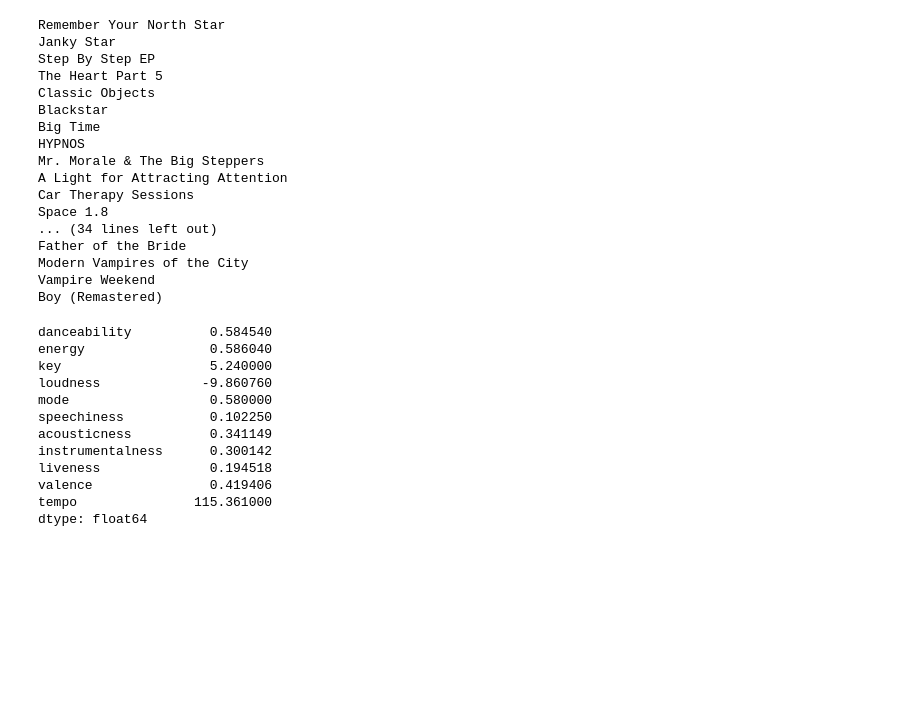
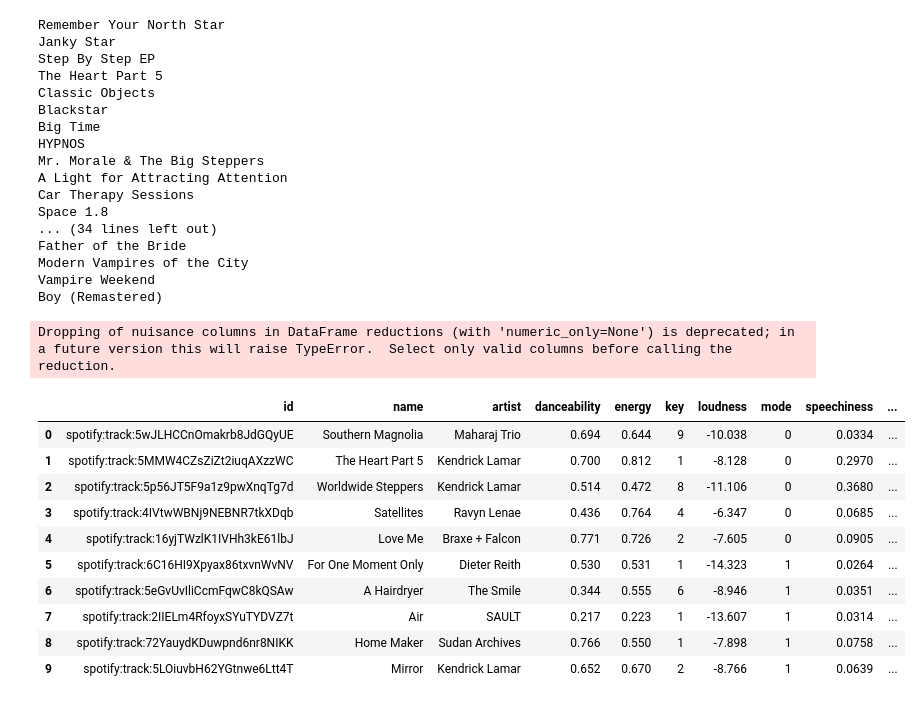
Before and after one commit to emileDesmaili/spotify_ml, a Jupyter notebook: EDA.ipynb, the cells around one changed output. Saved outputs shown, nothing was run; the diff lists cells and outputs as text; code cells hidden in the pictures; blank space fills up the shorter version.

```diff
--- a/EDA.ipynb
+++ b/EDA.ipynb
@@ -95,21 +99,20 @@ def get_top_tracks():
     return df
 # %%
 top_tracks_df = get_top_tracks()
+mean_df = top_tracks_df.mean(axis=0)
 top_tracks_df.head(10)
-mean_df = top_tracks_df.mean(axis=0)
-mean_df
 # %% [output]
-danceability          0.584540
-energy                0.586040
-key                   5.240000
-loudness             -9.860760
-mode                  0.580000
-speechiness           0.102250
-acousticness          0.341149
-instrumentalness      0.300142
-liveness              0.194518
-valence               0.419406
-tempo               115.361000
-dtype: float64
+Dropping of nuisance columns in DataFrame reductions (with 'numeric_only=None') is deprecated; in a future version this will raise TypeError.  Select only valid columns before calling the reduction.
+|  | id | name | artist | danceability | energy | key | loudness | mode | speechiness | ... |
+| 0 | spotify:track:5wJLHCCnOmakrb8JdGQyUE | Southern Magnolia | Maharaj Trio | 0.694 | 0.644 | 9 | -10.038 | 0 | 0.0334 | ... |
+| 1 | spotify:track:5MMW4CZsZiZt2iuqAXzzWC | The Heart Part 5 | Kendrick Lamar | 0.700 | 0.812 | 1 | -8.128 | 0 | 0.2970 | ... |
+| 2 | spotify:track:5p56JT5F9a1z9pwXnqTg7d | Worldwide Steppers | Kendrick Lamar | 0.514 | 0.472 | 8 | -11.106 | 0 | 0.3680 | ... |
+| 3 | spotify:track:4IVtwWBNj9NEBNR7tkXDqb | Satellites | Ravyn Lenae | 0.436 | 0.764 | 4 | -6.347 | 0 | 0.0685 | ... |
+| 4 | spotify:track:16yjTWzlK1IVHh3kE61lbJ | Love Me | Braxe + Falcon | 0.771 | 0.726 | 2 | -7.605 | 0 | 0.0905 | ... |
+| 5 | spotify:track:6C16HI9Xpyax86txvnWvNV | For One Moment Only | Dieter Reith | 0.530 | 0.531 | 1 | -14.323 | 1 | 0.0264 | ... |
+| 6 | spotify:track:5eGvUvIliCcmFqwC8kQSAw | A Hairdryer | The Smile | 0.344 | 0.555 | 6 | -8.946 | 1 | 0.0351 | ... |
+| 7 | spotify:track:2IIELm4RfoyxSYuTYDVZ7t | Air | SAULT | 0.217 | 0.223 | 1 | -13.607 | 1 | 0.0314 | ... |
+| 8 | spotify:track:72YauydKDuwpnd6nr8NIKK | Home Maker | Sudan Archives | 0.766 | 0.550 | 1 | -7.898 | 1 | 0.0758 | ... |
+| 9 | spotify:track:5LOiuvbH62YGtnwe6Ltt4T | Mirror | Kendrick Lamar | 0.652 | 0.670 | 2 | -8.766 | 1 | 0.0639 | ... |
 # %%
 
```
Also changed, not shown: parts of 5 cells of this notebook.
